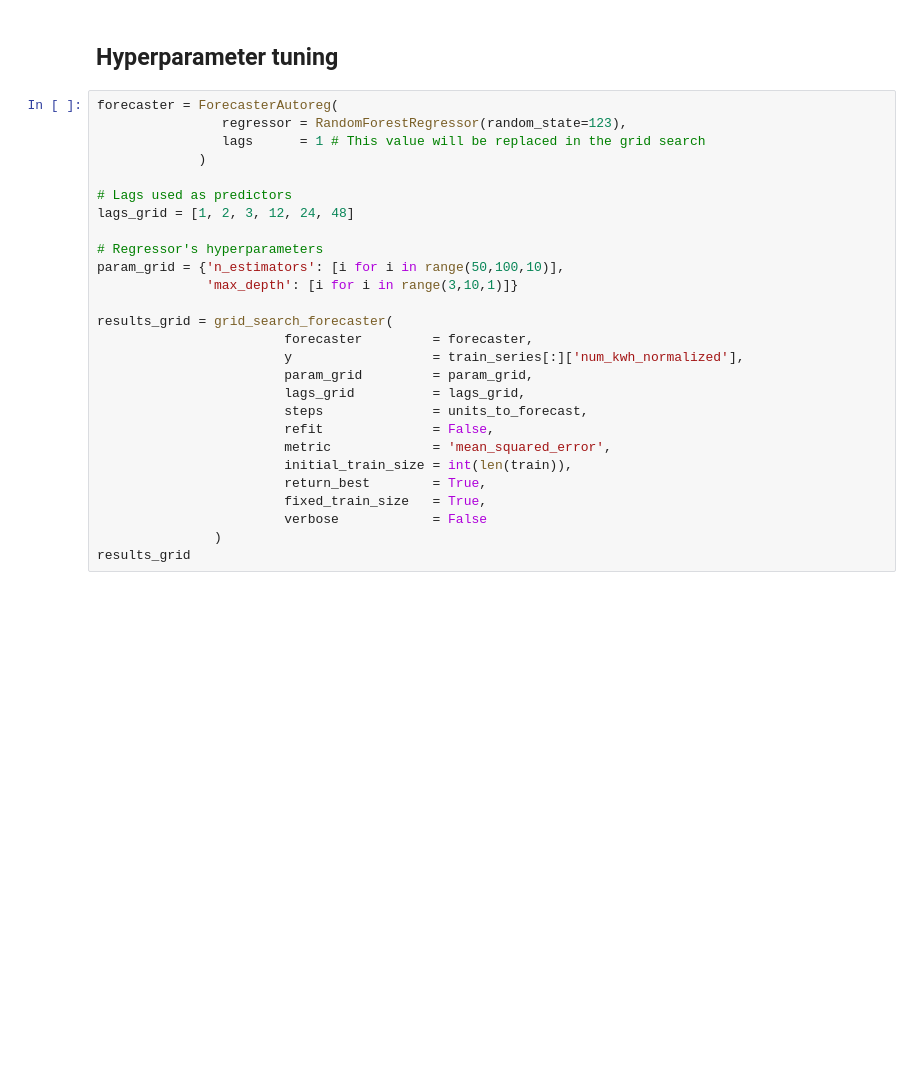
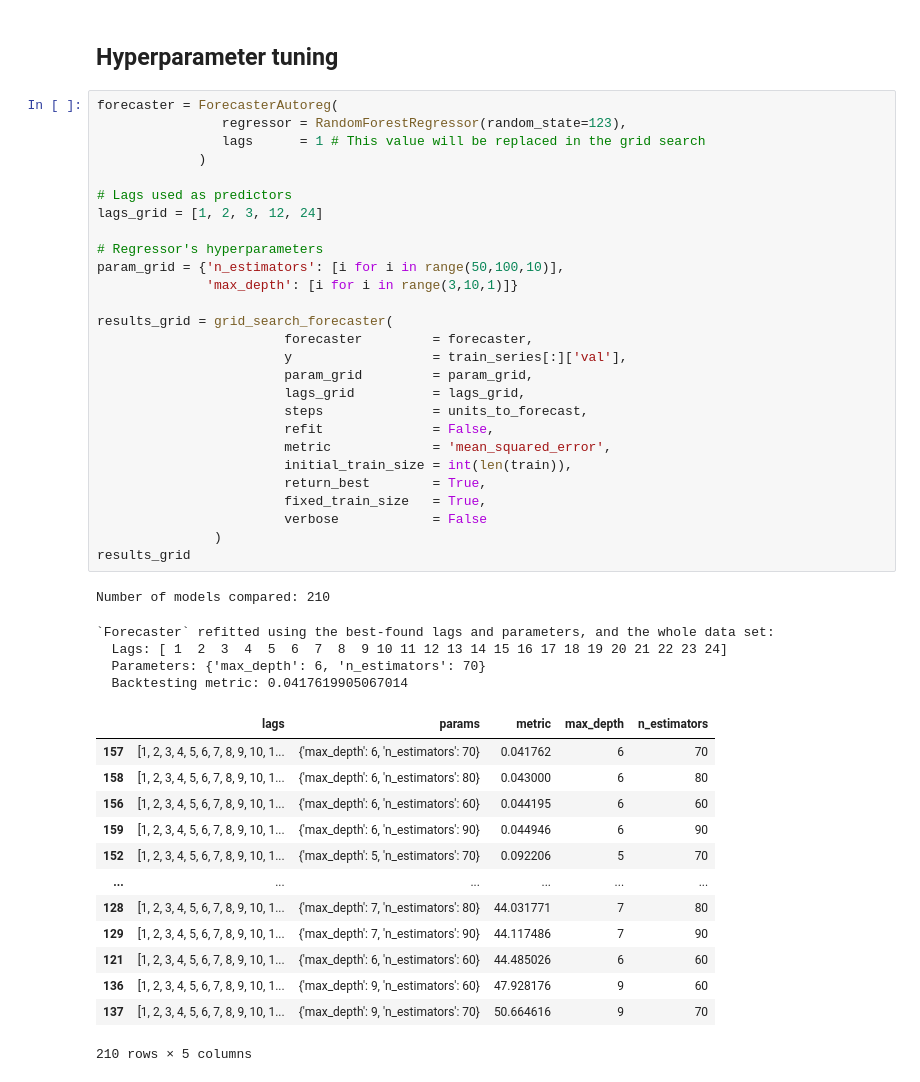
Before and after one commit to LortSkit/Bachelor-project, a Jupyter notebook: Initial-Analysis/Random Forest Hyperparameter Tuning.ipynb, the cells around one changed output. Drawn from its saved outputs; the diff is of its cells as text; blank space fills up the shorter version.

```diff
--- a/Initial-Analysis/Random Forest Hyperparameter Tuning.ipynb
+++ b/Initial-Analysis/Random Forest Hyperparameter Tuning.ipynb
@@ -80,30 +141,49 @@ print(f"Test error (mse): {error_mse}")
 # %%
 forecaster = ForecasterAutoreg(
                 regressor = RandomForestRegressor(random_state=123),
                 lags      = 1 # This value will be replaced in the grid search
              )
 
 # Lags used as predictors
-lags_grid = [1, 2, 3, 12, 24, 48]
+lags_grid = [1, 2, 3, 12, 24]
 
 # Regressor's hyperparameters
 param_grid = {'n_estimators': [i for i in range(50,100,10)],
               'max_depth': [i for i in range(3,10,1)]}
 
 results_grid = grid_search_forecaster(
                         forecaster         = forecaster,
-                        y                  = train_series[:]['num_kwh_normalized'],
+                        y                  = train_series[:]['val'],
                         param_grid         = param_grid,
                         lags_grid          = lags_grid,
                         steps              = units_to_forecast,
                         refit              = False,
                         metric             = 'mean_squared_error',
                         initial_train_size = int(len(train)),
                         return_best        = True,
                         fixed_train_size   = True,
                         verbose            = False
                )
 results_grid
+# %% [output]
+Number of models compared: 210
+`Forecaster` refitted using the best-found lags and parameters, and the whole data set:
+  Lags: [ 1  2  3  4  5  6  7  8  9 10 11 12 13 14 15 16 17 18 19 20 21 22 23 24]
+  Parameters: {'max_depth': 6, 'n_estimators': 70}
+  Backtesting metric: 0.0417619905067014
+|  | lags | params | metric | max_depth | n_estimators |
+| 157 | [1, 2, 3, 4, 5, 6, 7, 8, 9, 10, 1... | {'max_depth': 6, 'n_estimators': 70} | 0.041762 | 6 | 70 |
+| 158 | [1, 2, 3, 4, 5, 6, 7, 8, 9, 10, 1... | {'max_depth': 6, 'n_estimators': 80} | 0.043000 | 6 | 80 |
+| 156 | [1, 2, 3, 4, 5, 6, 7, 8, 9, 10, 1... | {'max_depth': 6, 'n_estimators': 60} | 0.044195 | 6 | 60 |
+| 159 | [1, 2, 3, 4, 5, 6, 7, 8, 9, 10, 1... | {'max_depth': 6, 'n_estimators': 90} | 0.044946 | 6 | 90 |
+| 152 | [1, 2, 3, 4, 5, 6, 7, 8, 9, 10, 1... | {'max_depth': 5, 'n_estimators': 70} | 0.092206 | 5 | 70 |
+| ... | ... | ... | ... | ... | ... |
+| 128 | [1, 2, 3, 4, 5, 6, 7, 8, 9, 10, 1... | {'max_depth': 7, 'n_estimators': 80} | 44.031771 | 7 | 80 |
+| 129 | [1, 2, 3, 4, 5, 6, 7, 8, 9, 10, 1... | {'max_depth': 7, 'n_estimators': 90} | 44.117486 | 7 | 90 |
+| 121 | [1, 2, 3, 4, 5, 6, 7, 8, 9, 10, 1... | {'max_depth': 6, 'n_estimators': 60} | 44.485026 | 6 | 60 |
+| 136 | [1, 2, 3, 4, 5, 6, 7, 8, 9, 10, 1... | {'max_depth': 9, 'n_estimators': 60} | 47.928176 | 9 | 60 |
+| 137 | [1, 2, 3, 4, 5, 6, 7, 8, 9, 10, 1... | {'max_depth': 9, 'n_estimators': 70} | 50.664616 | 9 | 70 |
+210 rows × 5 columns
 # %%
 metric, predictions = backtesting_forecaster(
                             forecaster = forecaster,
```
Also changed, not shown: parts of 10 cells of this notebook.
